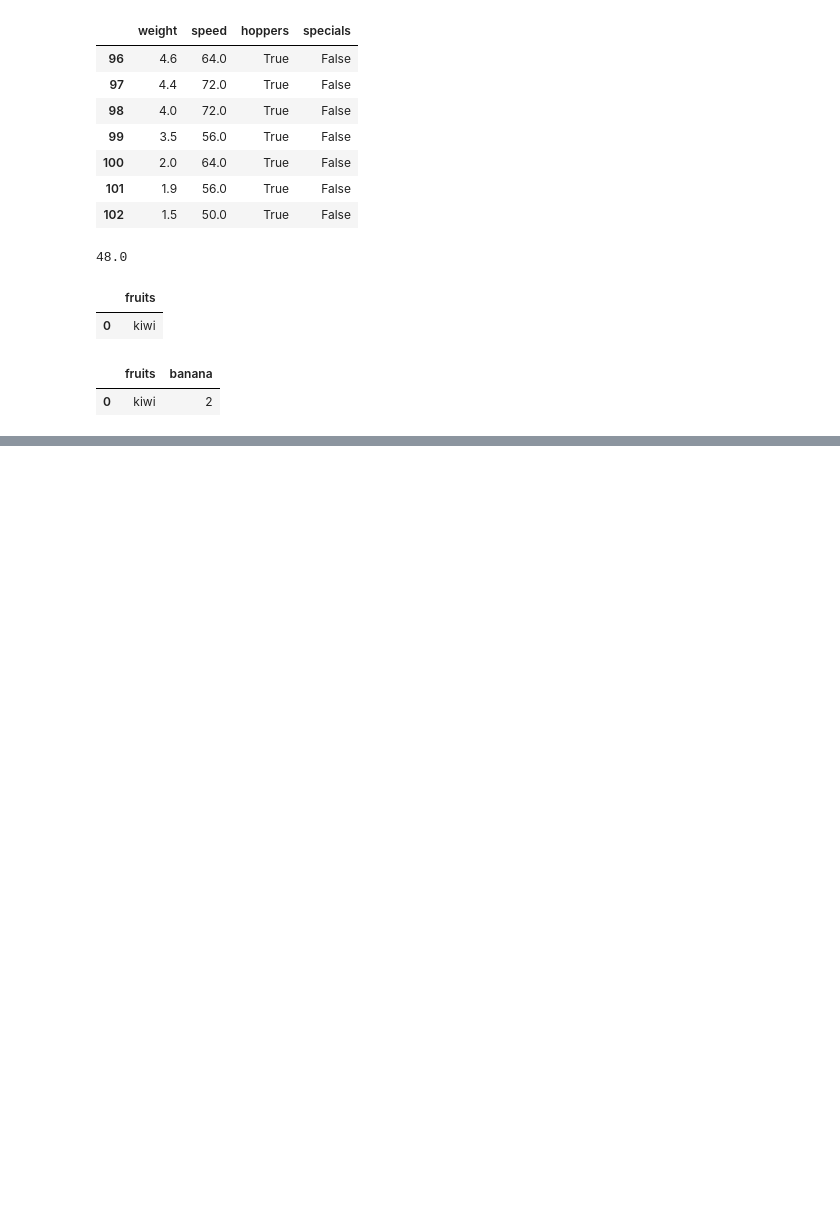
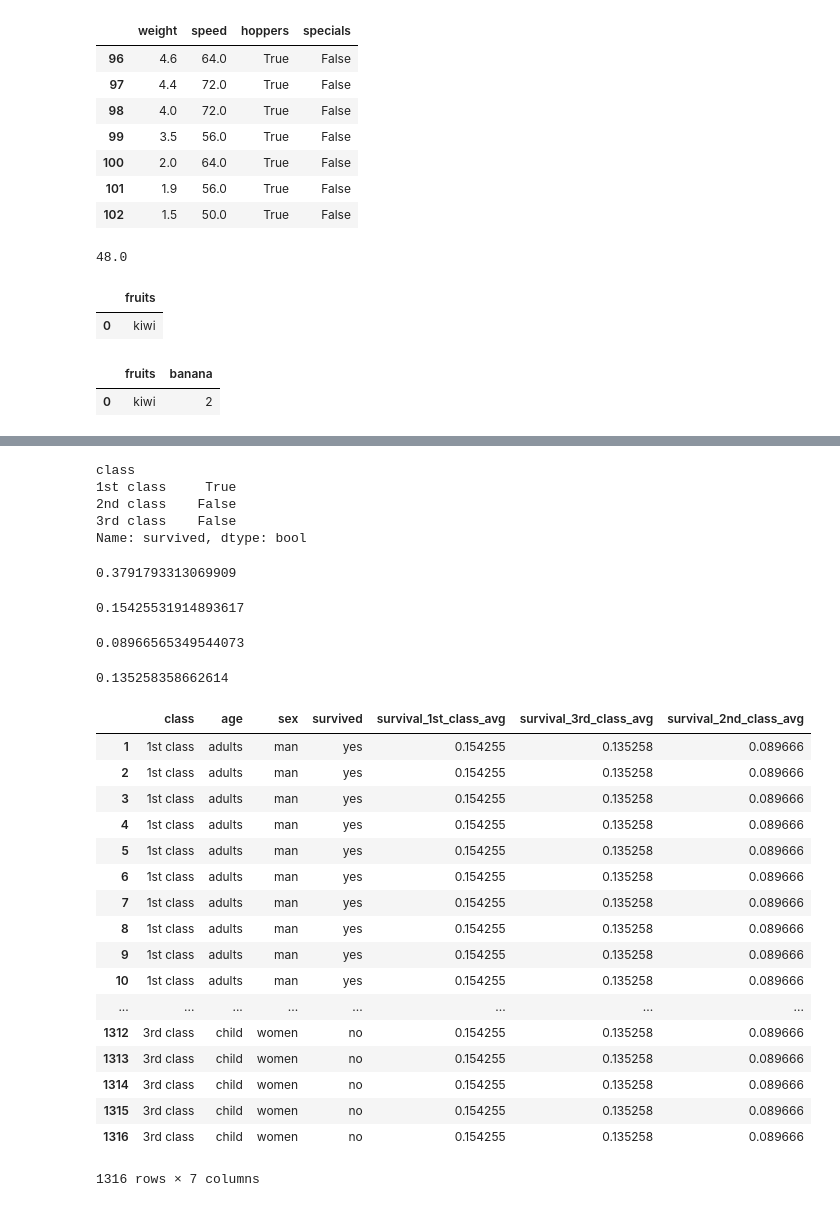
Before and after one commit to faithkane3/python-exercises, a Jupyter notebook: pandas_play.ipynb, the cells around one changed output, grey strips where cells are left out. Cells and saved outputs as stored; diff of their text form; code cells hidden in the pictures; blank space fills up the shorter version.

```diff
--- a/pandas_play.ipynb
+++ b/pandas_play.ipynb
@@ -83,3 +84,6 @@ example
 # %% [output]
 |  | fruits | banana |
 | 0 | kiwi | 2 |
+# %%
+titanic = data("titanic")
+titanic.shape
@@ -85,0 +105,49 @@ example
+# %%
+survivors > lost
+# %% [output]
+class
+1st class     True
+2nd class    False
+3rd class    False
+Name: survived, dtype: bool
+# %%
+total_survival_avg = (titanic["survived"] == "yes").mean()
+total_survival_avg
+# %% [output]
+0.3791793313069909
+# %%
+titanic["survival_1st_class_avg"] = ((titanic["survived"] == "yes") & (titanic["class"]== "1st class")).mean()
+survival_1st_class_avg
+# %% [output]
+0.15425531914893617
+# %%
+titanic["survival_2nd_class_avg"] = ((titanic["survived"] == "yes") & (titanic["class"]== "2nd class")).mean()
+survival_2nd_class_avg
+# %% [output]
+0.08966565349544073
+# %%
+titanic["survival_3rd_class_avg"] = ((titanic["survived"] == "yes") & (titanic["class"]== "3rd class")).mean()
+survival_3rd_class_avg
+# %% [output]
+0.135258358662614
+# %%
+titanic
+# %% [output]
+|  | class | age | sex | survived | survival_1st_class_avg | survival_3rd_class_avg | survival_2nd_class_avg |
+| 1 | 1st class | adults | man | yes | 0.154255 | 0.135258 | 0.089666 |
+| 2 | 1st class | adults | man | yes | 0.154255 | 0.135258 | 0.089666 |
+| 3 | 1st class | adults | man | yes | 0.154255 | 0.135258 | 0.089666 |
+| 4 | 1st class | adults | man | yes | 0.154255 | 0.135258 | 0.089666 |
+| 5 | 1st class | adults | man | yes | 0.154255 | 0.135258 | 0.089666 |
+| 6 | 1st class | adults | man | yes | 0.154255 | 0.135258 | 0.089666 |
+| 7 | 1st class | adults | man | yes | 0.154255 | 0.135258 | 0.089666 |
+| 8 | 1st class | adults | man | yes | 0.154255 | 0.135258 | 0.089666 |
+| 9 | 1st class | adults | man | yes | 0.154255 | 0.135258 | 0.089666 |
+| 10 | 1st class | adults | man | yes | 0.154255 | 0.135258 | 0.089666 |
+| ... | ... | ... | ... | ... | ... | ... | ... |
+| 1312 | 3rd class | child | women | no | 0.154255 | 0.135258 | 0.089666 |
+| 1313 | 3rd class | child | women | no | 0.154255 | 0.135258 | 0.089666 |
+| 1314 | 3rd class | child | women | no | 0.154255 | 0.135258 | 0.089666 |
+| 1315 | 3rd class | child | women | no | 0.154255 | 0.135258 | 0.089666 |
+| 1316 | 3rd class | child | women | no | 0.154255 | 0.135258 | 0.089666 |
+1316 rows × 7 columns
```
Also changed, not shown: parts of 5 cells of this notebook.
